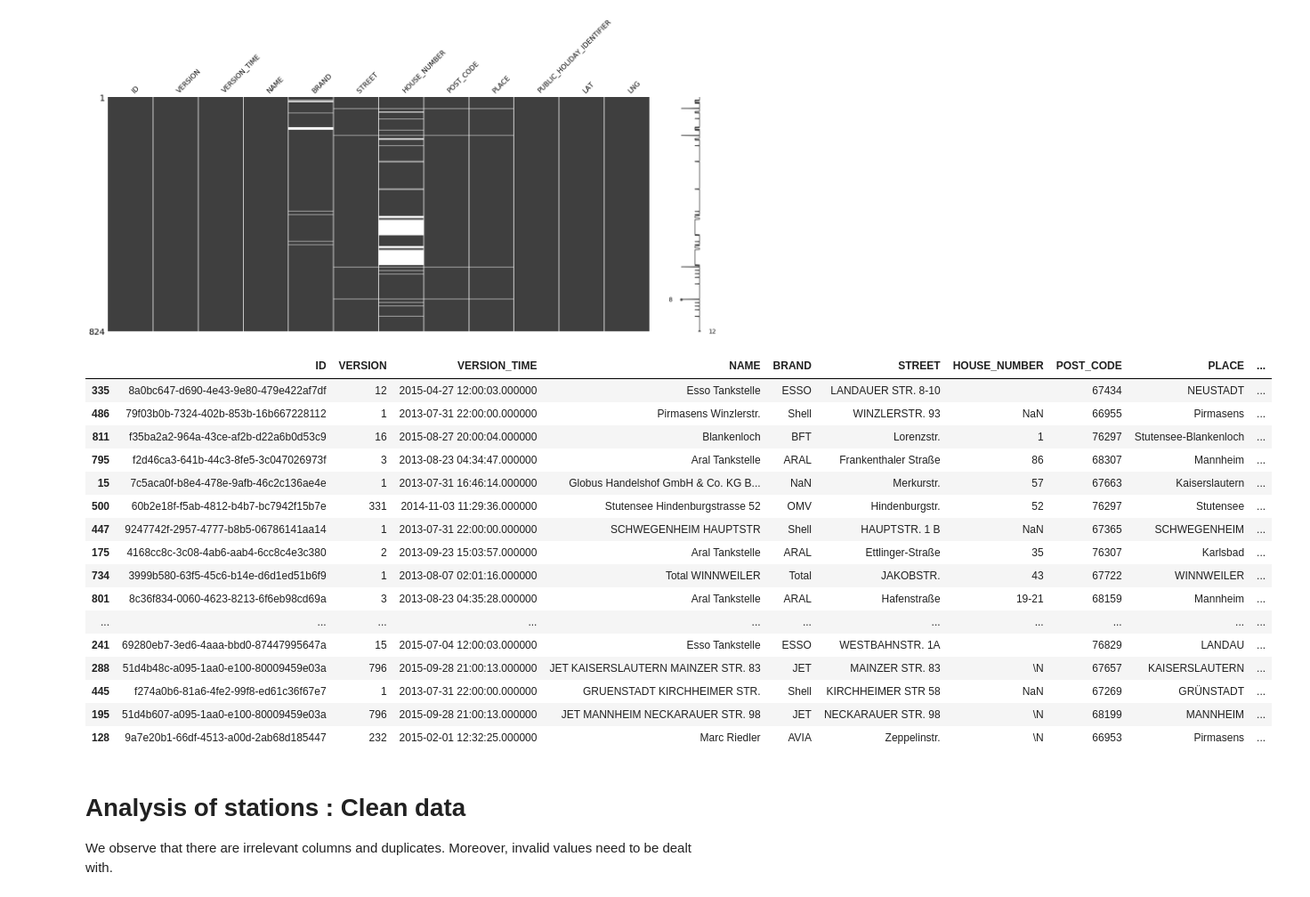
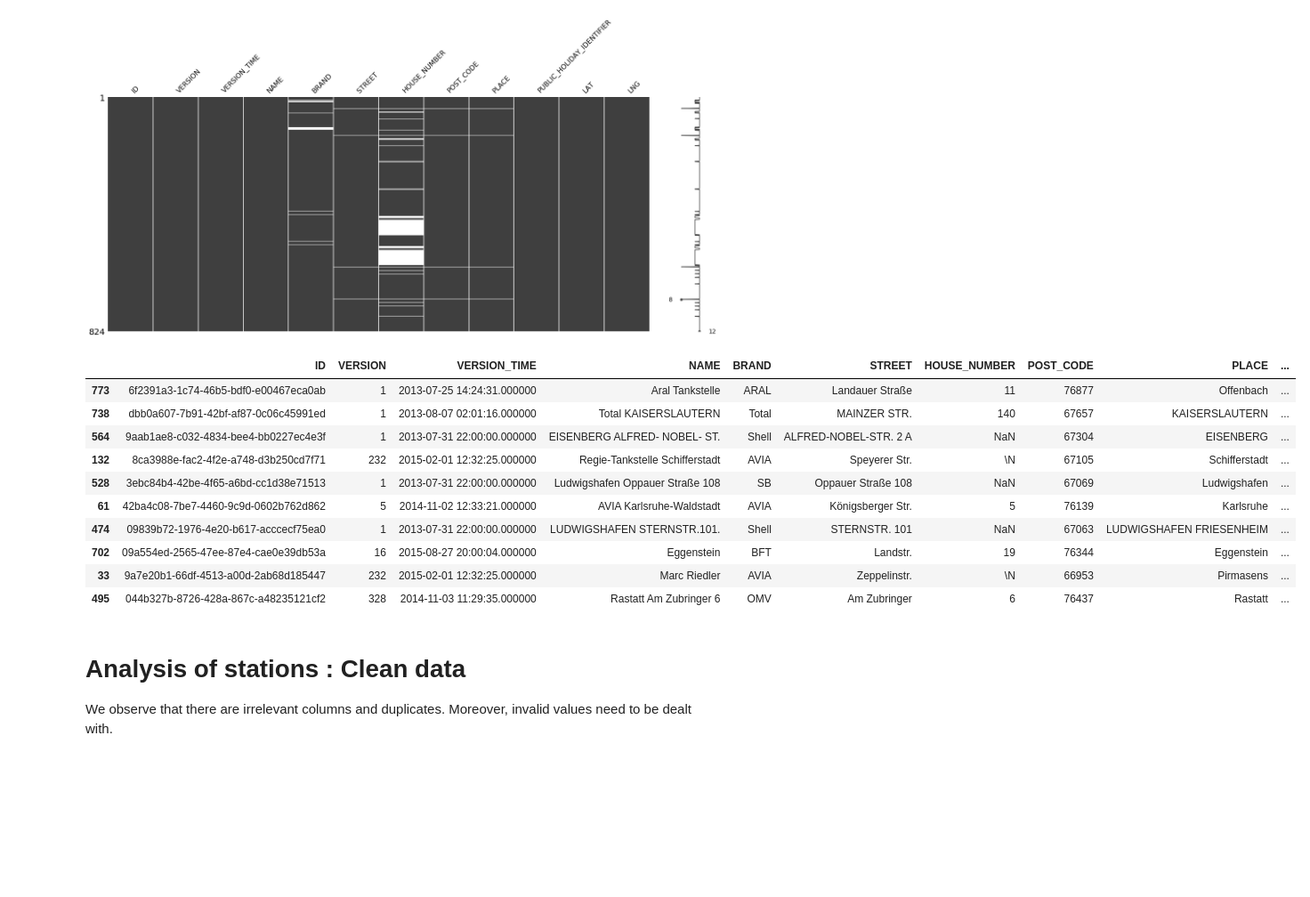
Before and after one commit to ds2019tukl/DS-2019-narayana-manjunath-reddy, a Jupyter notebook: Exercise 1.ipynb, the cells around one changed output. Shown: that part at 89% size. Cells and saved outputs as stored; diff of their text form; code cells hidden in the pictures; blank space fills up the shorter version.

```diff
--- a/Exercise 1.ipynb
+++ b/Exercise 1.ipynb
@@ -22,25 +24,19 @@ msno.matrix(df_stations);
 # %% [output]
 [figure]
 # %%
-df_stations.sample(50)
+df_stations.sample(10)
 # %% [output]
 |  | ID | VERSION | VERSION_TIME | NAME | BRAND | STREET | HOUSE_NUMBER | POST_CODE | PLACE | ... |
-| 335 | 8a0bc647-d690-4e43-9e80-479e422af7df | 12 | 2015-04-27 12:00:03.000000 | Esso Tankstelle | ESSO | LANDAUER STR. 8-10 |  | 67434 | NEUSTADT | ... |
-| 486 | 79f03b0b-7324-402b-853b-16b667228112 | 1 | 2013-07-31 22:00:00.000000 | Pirmasens Winzlerstr. | Shell | WINZLERSTR. 93 | NaN | 66955 | Pirmasens | ... |
-| 811 | f35ba2a2-964a-43ce-af2b-d22a6b0d53c9 | 16 | 2015-08-27 20:00:04.000000 | Blankenloch | BFT | Lorenzstr. | 1 | 76297 | Stutensee-Blankenloch | ... |
-| 795 | f2d46ca3-641b-44c3-8fe5-3c047026973f | 3 | 2013-08-23 04:34:47.000000 | Aral Tankstelle | ARAL | Frankenthaler Straße | 86 | 68307 | Mannheim | ... |
-| 15 | 7c5aca0f-b8e4-478e-9afb-46c2c136ae4e | 1 | 2013-07-31 16:46:14.000000 | Globus Handelshof GmbH & Co. KG B... | NaN | Merkurstr. | 57 | 67663 | Kaiserslautern | ... |
-| 500 | 60b2e18f-f5ab-4812-b4b7-bc7942f15b7e | 331 | 2014-11-03 11:29:36.000000 | Stutensee Hindenburgstrasse 52 | OMV | Hindenburgstr. | 52 | 76297 | Stutensee | ... |
-| 447 | 9247742f-2957-4777-b8b5-06786141aa14 | 1 | 2013-07-31 22:00:00.000000 | SCHWEGENHEIM HAUPTSTR | Shell | HAUPTSTR. 1 B | NaN | 67365 | SCHWEGENHEIM | ... |
-| 175 | 4168cc8c-3c08-4ab6-aab4-6cc8c4e3c380 | 2 | 2013-09-23 15:03:57.000000 | Aral Tankstelle | ARAL | Ettlinger-Straße | 35 | 76307 | Karlsbad | ... |
-| 734 | 3999b580-63f5-45c6-b14e-d6d1ed51b6f9 | 1 | 2013-08-07 02:01:16.000000 | Total WINNWEILER | Total | JAKOBSTR. | 43 | 67722 | WINNWEILER | ... |
-| 801 | 8c36f834-0060-4623-8213-6f6eb98cd69a | 3 | 2013-08-23 04:35:28.000000 | Aral Tankstelle | ARAL | Hafenstraße | 19-21 | 68159 | Mannheim | ... |
-| ... | ... | ... | ... | ... | ... | ... | ... | ... | ... | ... |
-| 241 | 69280eb7-3ed6-4aaa-bbd0-87447995647a | 15 | 2015-07-04 12:00:03.000000 | Esso Tankstelle | ESSO | WESTBAHNSTR. 1A |  | 76829 | LANDAU | ... |
-| 288 | 51d4b48c-a095-1aa0-e100-80009459e03a | 796 | 2015-09-28 21:00:13.000000 | JET KAISERSLAUTERN MAINZER STR. 83 | JET | MAINZER STR. 83 | \N | 67657 | KAISERSLAUTERN | ... |
-| 445 | f274a0b6-81a6-4fe2-99f8-ed61c36f67e7 | 1 | 2013-07-31 22:00:00.000000 | GRUENSTADT KIRCHHEIMER STR. | Shell | KIRCHHEIMER STR 58 | NaN | 67269 | GRÜNSTADT | ... |
-| 195 | 51d4b607-a095-1aa0-e100-80009459e03a | 796 | 2015-09-28 21:00:13.000000 | JET MANNHEIM NECKARAUER STR. 98 | JET | NECKARAUER STR. 98 | \N | 68199 | MANNHEIM | ... |
-| 128 | 9a7e20b1-66df-4513-a00d-2ab68d185447 | 232 | 2015-02-01 12:32:25.000000 | Marc Riedler | AVIA | Zeppelinstr. | \N | 66953 | Pirmasens | ... |
+| 773 | 6f2391a3-1c74-46b5-bdf0-e00467eca0ab | 1 | 2013-07-25 14:24:31.000000 | Aral Tankstelle | ARAL | Landauer Straße | 11 | 76877 | Offenbach | ... |
+| 738 | dbb0a607-7b91-42bf-af87-0c06c45991ed | 1 | 2013-08-07 02:01:16.000000 | Total KAISERSLAUTERN | Total | MAINZER STR. | 140 | 67657 | KAISERSLAUTERN | ... |
+| 564 | 9aab1ae8-c032-4834-bee4-bb0227ec4e3f | 1 | 2013-07-31 22:00:00.000000 | EISENBERG ALFRED- NOBEL- ST. | Shell | ALFRED-NOBEL-STR. 2 A | NaN | 67304 | EISENBERG | ... |
+| 132 | 8ca3988e-fac2-4f2e-a748-d3b250cd7f71 | 232 | 2015-02-01 12:32:25.000000 | Regie-Tankstelle Schifferstadt | AVIA | Speyerer Str. | \N | 67105 | Schifferstadt | ... |
+| 528 | 3ebc84b4-42be-4f65-a6bd-cc1d38e71513 | 1 | 2013-07-31 22:00:00.000000 | Ludwigshafen Oppauer Straße 108 | SB | Oppauer Straße 108 | NaN | 67069 | Ludwigshafen | ... |
+| 61 | 42ba4c08-7be7-4460-9c9d-0602b762d862 | 5 | 2014-11-02 12:33:21.000000 | AVIA Karlsruhe-Waldstadt | AVIA | Königsberger Str. | 5 | 76139 | Karlsruhe | ... |
+| 474 | 09839b72-1976-4e20-b617-acccecf75ea0 | 1 | 2013-07-31 22:00:00.000000 | LUDWIGSHAFEN STERNSTR.101. | Shell | STERNSTR. 101 | NaN | 67063 | LUDWIGSHAFEN FRIESENHEIM | ... |
+| 702 | 09a554ed-2565-47ee-87e4-cae0e39db53a | 16 | 2015-08-27 20:00:04.000000 | Eggenstein | BFT | Landstr. | 19 | 76344 | Eggenstein | ... |
+| 33 | 9a7e20b1-66df-4513-a00d-2ab68d185447 | 232 | 2015-02-01 12:32:25.000000 | Marc Riedler | AVIA | Zeppelinstr. | \N | 66953 | Pirmasens | ... |
+| 495 | 044b327b-8726-428a-867c-a48235121cf2 | 328 | 2014-11-03 11:29:35.000000 | Rastatt Am Zubringer 6 | OMV | Am Zubringer | 6 | 76437 | Rastatt | ... |
 # %% [markdown]
 # Analysis of stations : Clean data
 
```
Also changed, not shown: parts of 24 cells of this notebook.
